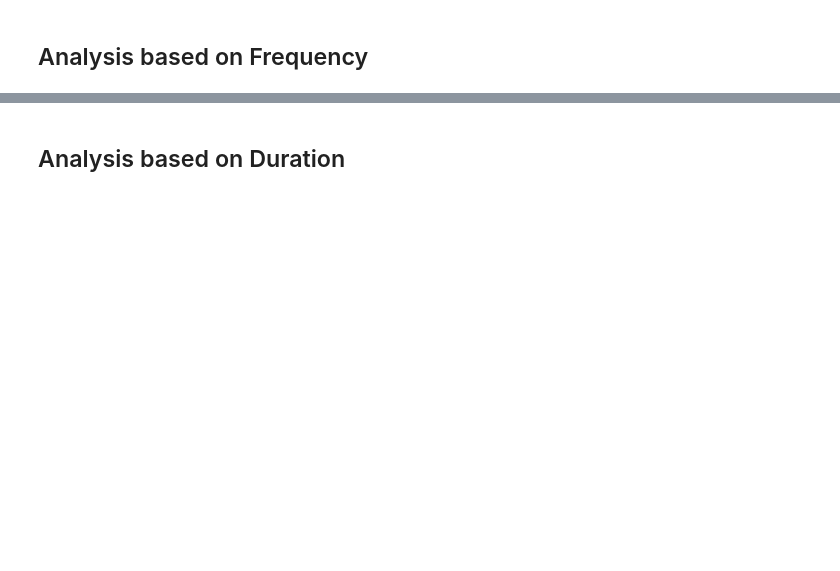
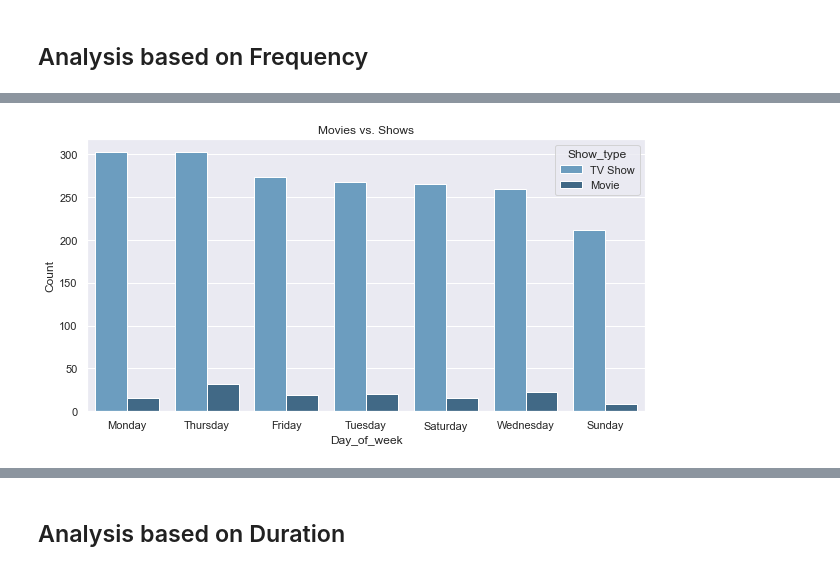
Before and after one commit to iamkish0re/Netflix_Analysis, a Jupyter notebook: Netflix_Analysis.ipynb, the cells around one changed output, grey strips where cells are left out. Cells and saved outputs as stored; diff of their text form; code cells hidden in the pictures; blank space fills up the shorter version.

```diff
--- a/Netflix_Analysis.ipynb
+++ b/Netflix_Analysis.ipynb
@@ -111,11 +146,13 @@ plt.show()
 # %%
 show_freq = df_my_activity.groupby('Show_type')['Day_of_week'].value_counts().sort_values(ascending=False).reset_index(name='Count')
 #show_freq
-plt.figure(figsize=(10,5))
+plt.figure(figsize = figsize_tuple)
 ax = sns.barplot(x = show_freq["Day_of_week"],
                  y = show_freq["Count"],
                  hue=show_freq["Show_type"],
                  palette="Blues_d")
 plt.title("Movies vs. Shows")
 plt.show()
+# %% [output]
+[figure, added]
 # %%
```
Also changed, not shown: parts of 18 cells of this notebook.
